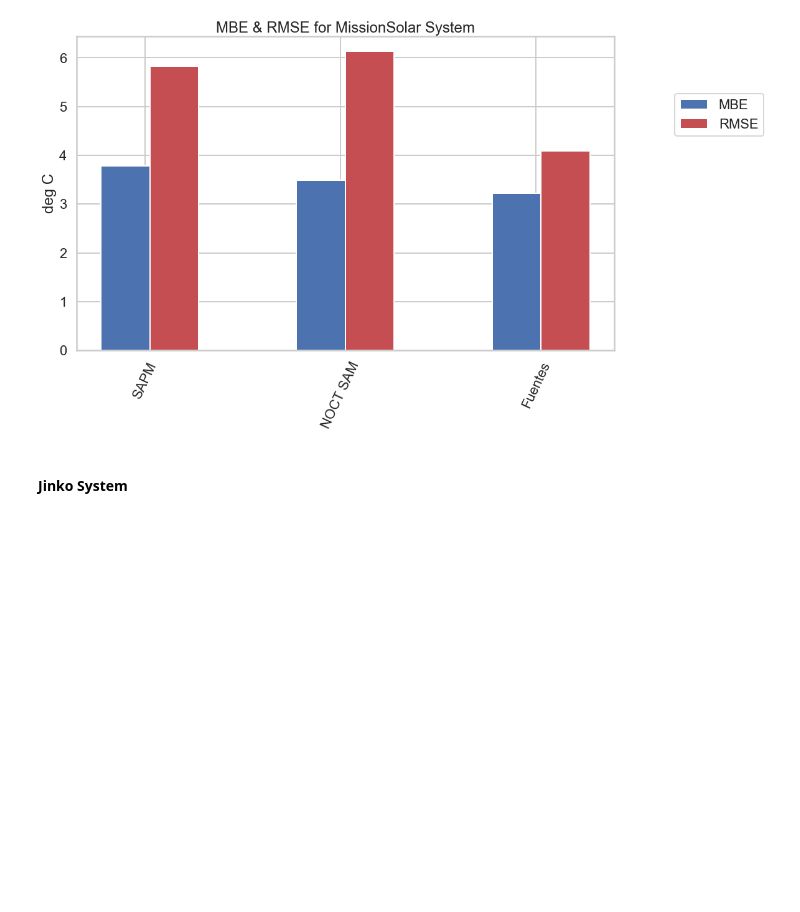
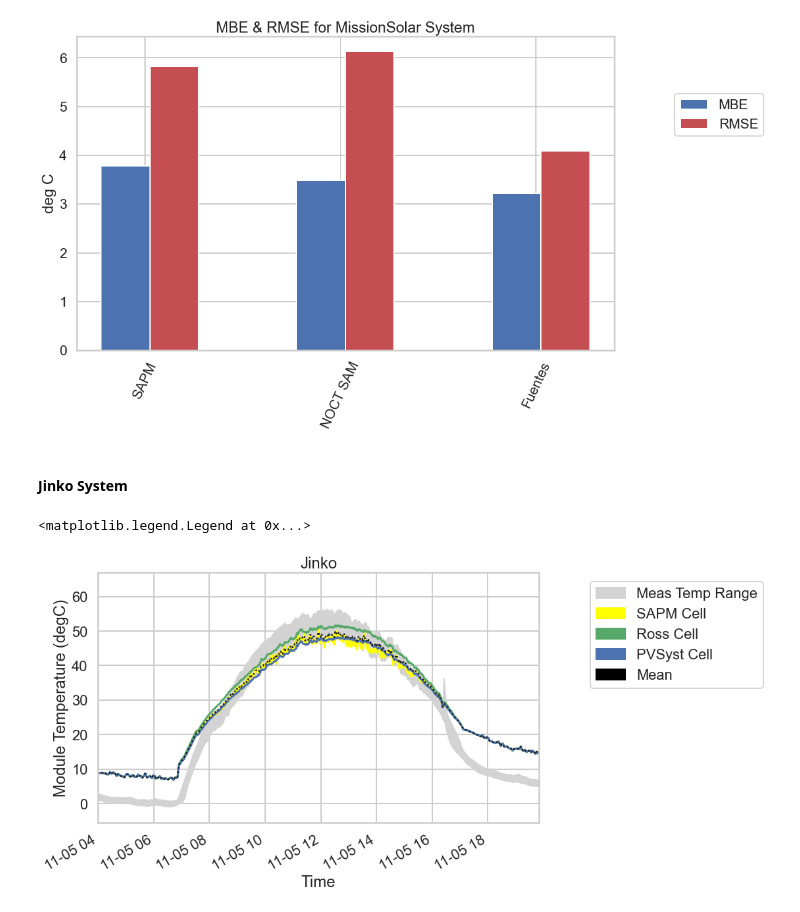
Before and after one commit to lmdeville/PV-Modeling, a Jupyter notebook: Task 2.2.1/Task 2.2.1 Temperature Models & Results.ipynb, the cells around one changed output. Cells and saved outputs as stored; diff of their text form; code cells hidden in the pictures; blank space fills up the shorter version.

```diff
--- a/Task 2.2.1/Task 2.2.1 Temperature Models & Results.ipynb
+++ b/Task 2.2.1/Task 2.2.1 Temperature Models & Results.ipynb
@@ -1208,31 +1199,33 @@ final['Median'] = final[['LG '+model1, 'LG '+model2, 'LG '+model3,'Panasonic '+m
 # %%
 x = daterng_all
 lower = mod_temps['Min Measured Temp'].dropna()
 upper = mod_temps['Max Measured Temp'].dropna()
 y = sysresults['Modeled Temperature'].loc[sysresults['Model']==model1].sort_index().reindex(daterng_all.sort_values(),method= 'pad')
 plt.plot(x, y, 'yellow')
 y = sysresults['Modeled Temperature'].loc[sysresults['Model']==model2].sort_index().reindex(daterng_all.sort_values(),method= 'pad')
 plt.plot(x, y, 'g')
 y = sysresults['Modeled Temperature'].loc[sysresults['Model']==model3].sort_index().reindex(daterng_all.sort_values(),method= 'pad')
 plt.plot(x, y, 'b')
 plt.xticks(rotation=30, ha='right')
 y=final['Mean']
 plt.plot(x, y, 'k:', linewidth=2.5)
 plt.fill_between(x, lower, upper, color='lightgray')
-plt.xlim(x[6000],x[6950])
-#plt.xlim('2021-05-05 04:00:00-07:00','2021-05-05 20:00:00-07:00')
+plt.xlim('2021-11-05 04:00:00-07:00','2021-11-05 20:00:00-07:00')
 plt.ylabel('Module Temperature (degC)')
 plt.xlabel('Time')
 plt.title(system)
 
 # manually format legend
 meas = mpatches.Patch(color='lightgrey', label='Meas Temp Range')
 mdl1 = mpatches.Patch(color='yellow', label=model1)
 mdl2 = mpatches.Patch(color='g', label=model2)
 mdl3 = mpatches.Patch(color='b', label=model3)
 means = mpatches.Patch(color='black', label='Mean')
 handles = [meas,mdl1,mdl2,mdl3,means]
 plt.legend(handles=handles, loc='center left', bbox_to_anchor=(1.1, 0.75))
+# %% [output]
+<matplotlib.legend.Legend at 0x...>
+[figure, added]
 # %%
 #Calculate mbe and rmse
 strings = ['Mod Temp Str 1','Mod Temp Str 2','Mod Temp Str 3','Mod Temp Str 4']
```
Also changed, not shown: parts of 9 cells of this notebook.
